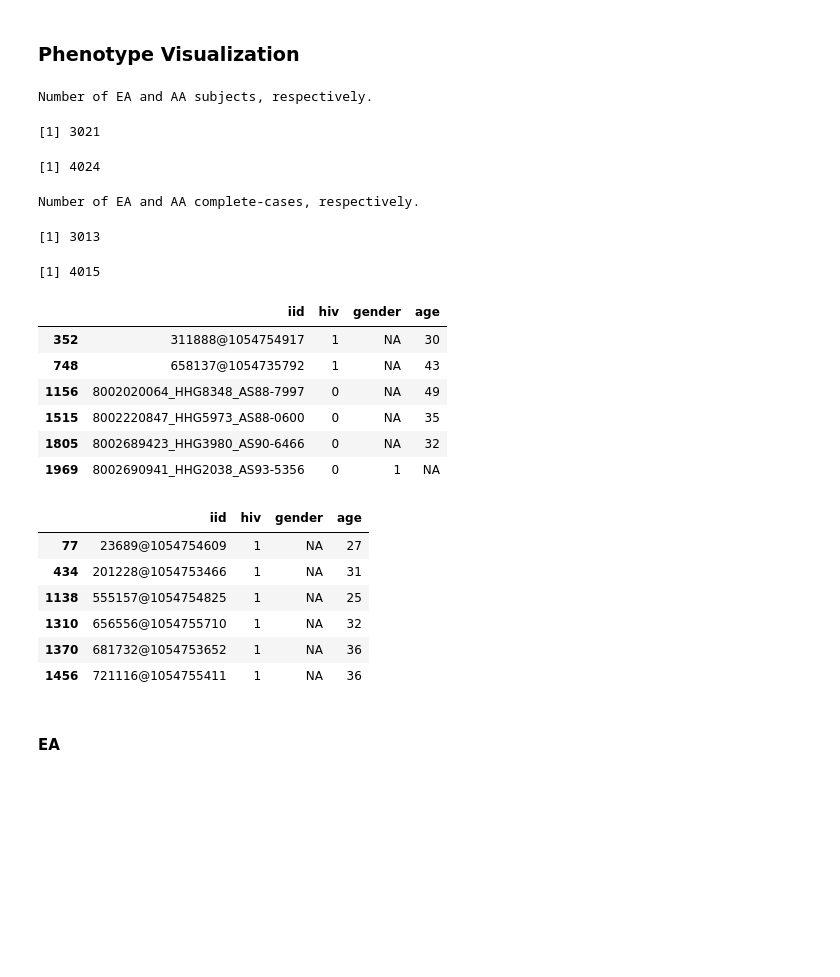
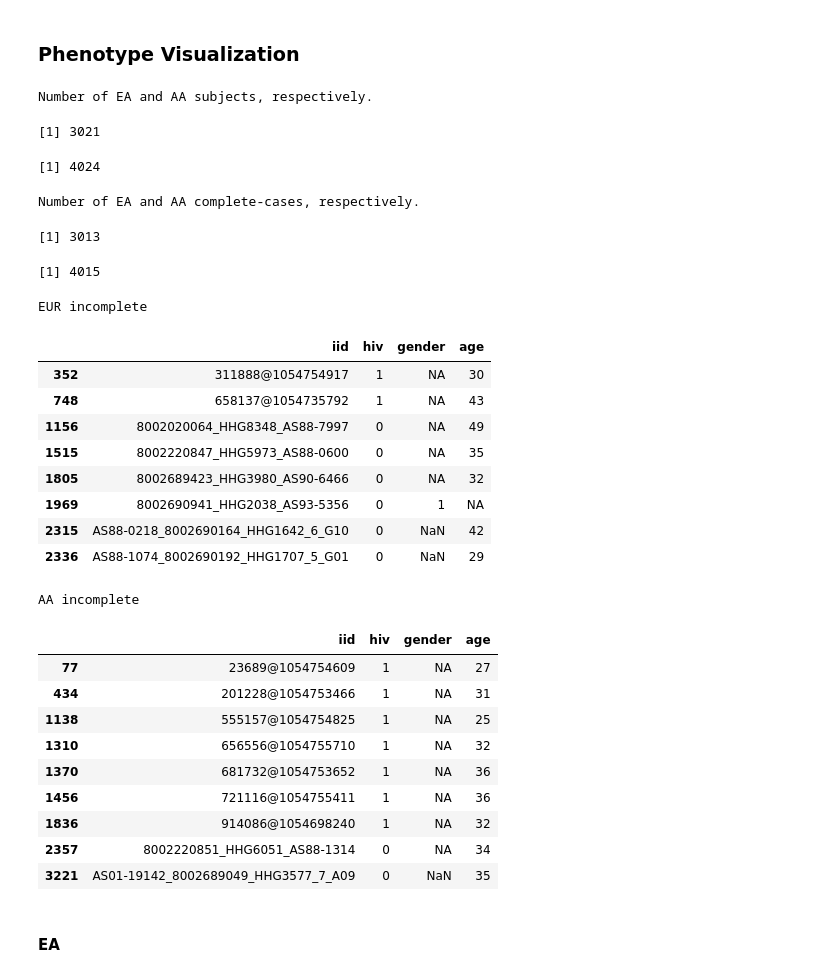
Before and after one commit to jaamarks/jaamarks_notebooks, a Jupyter notebook: HIV_Project/develop/20190611_hiv_acquisition_uhs1234_gwas_1df_2df_probabel_ea_aa.ipynb, the cells around one changed output. Drawn from its saved outputs; the diff is of its cells as text; code cells hidden in the pictures; blank space fills up the shorter version.

```diff
--- a/HIV_Project/develop/20190611_hiv_acquisition_uhs1234_gwas_1df_2df_probabel_ea_aa.ipynb
+++ b/HIV_Project/develop/20190611_hiv_acquisition_uhs1234_gwas_1df_2df_probabel_ea_aa.ipynb
@@ -251,7 +253,7 @@ options(repr.plot.width=10, repr.plot.height=17)
 # note that I copied over the phenotype data to my local machine to produce the plots
 eafile <- "uhs1234_ea_phenotype_table.txt"
 aafile <- "uhs1234_aa_phenotype_table.txt"
-setwd("C:/Users/jmarks/OneDrive - Research Triangle Institute/Projects/HIV//uhs1-4/phenotype//processing")
+setwd("C:/Users/jmarks/OneDrive - Research Triangle Institute/Projects/HIV/uhs1-4/data/phenotype/processing/")
 ea.data <- read.delim(eafile)
 aa.data <- read.delim(aafile)
 
@@ -265,36 +267,44 @@ ea.data <- ea.data[which(complete.cases(ea.data)),]
 aa.data <- aa.data[which(complete.cases(aa.data)),]
 
 cat("\n\nNumber of EA and AA complete-cases, respectively.\n\n")
 length(ea.data$age)
 length(aa.data$age)
 
-head(ea.incomplete.data)
-head(aa.incomplete.data)
-
+cat("\n\nEUR incomplete")
+ea.incomplete.data
+cat("\n\nAA incomplete")
+aa.incomplete.data
 
 write.table(ea.data, "uhs1234_ea_phenotype_table_clean.txt" , row.names = F, quote = F)
 write.table(aa.data, "uhs1234_aa_phenotype_table_clean.txt" , row.names = F, quote = F)
 # %% [output]
 Number of EA and AA subjects, respectively.
 [1] 3021
 [1] 4024
 Number of EA and AA complete-cases, respectively.
 [1] 3013
 [1] 4015
+EUR incomplete
 |  | iid | hiv | gender | age |
 | 352 | 311888@1054754917 | 1 | NA | 30 |
 | 748 | 658137@1054735792 | 1 | NA | 43 |
 | 1156 | 8002020064_HHG8348_AS88-7997 | 0 | NA | 49 |
 | 1515 | 8002220847_HHG5973_AS88-0600 | 0 | NA | 35 |
 | 1805 | 8002689423_HHG3980_AS90-6466 | 0 | NA | 32 |
 | 1969 | 8002690941_HHG2038_AS93-5356 | 0 | 1 | NA |
+| 2315 | AS88-0218_8002690164_HHG1642_6_G10 | 0 | NaN | 42 |
+| 2336 | AS88-1074_8002690192_HHG1707_5_G01 | 0 | NaN | 29 |
+AA incomplete
 |  | iid | hiv | gender | age |
 | 77 | 23689@1054754609 | 1 | NA | 27 |
 | 434 | 201228@1054753466 | 1 | NA | 31 |
 | 1138 | 555157@1054754825 | 1 | NA | 25 |
 | 1310 | 656556@1054755710 | 1 | NA | 32 |
 | 1370 | 681732@1054753652 | 1 | NA | 36 |
 | 1456 | 721116@1054755411 | 1 | NA | 36 |
+| 1836 | 914086@1054698240 | 1 | NA | 32 |
+| 2357 | 8002220851_HHG6051_AS88-1314 | 0 | NA | 34 |
+| 3221 | AS01-19142_8002689049_HHG3577_7_A09 | 0 | NaN | 35 |
 # %%
 # copy data to EC2 instance
 cd /cygdrive/c/Users/jmarks/Desktop/Projects/HIV/uhs1-4/phenotype/processing
```
Also changed, not shown: parts of 1 cell of this notebook, 7 other files.
